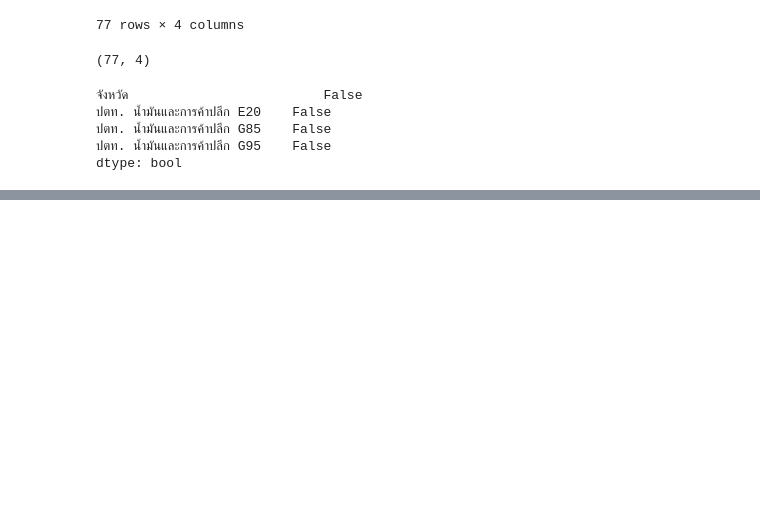
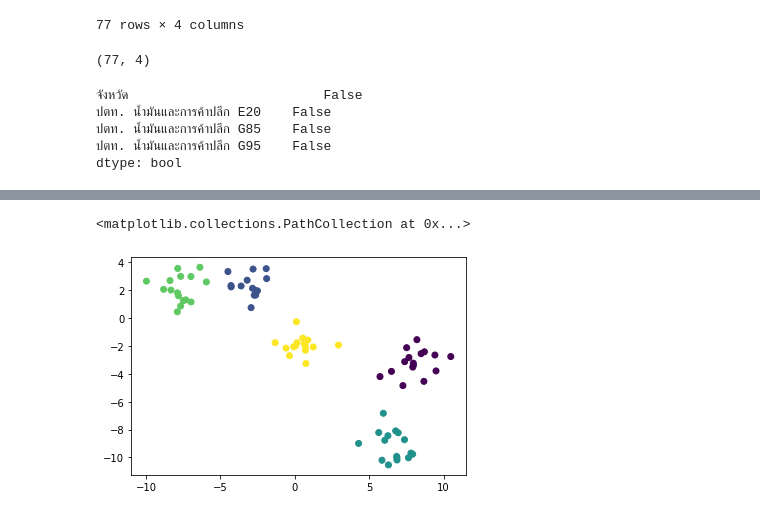
Before and after one commit to chalarm1405/DWDM21_, a Jupyter notebook: Project for Group.ipynb, the cells around one changed output, grey strips where cells are left out. Drawn from its saved outputs; the diff is of its cells as text; code cells hidden in the pictures; blank space fills up the shorter version.

```diff
--- a/Project for Group.ipynb
+++ b/Project for Group.ipynb
@@ -273,0 +393,5 @@ dtype: bool
+# %%
+plt.scatter(test[:,0], test[:,1], c=label)
+# %% [output]
+<matplotlib.collections.PathCollection at 0x...>
+[figure, added]
```
Also changed, not shown: parts of 30 cells of this notebook.
